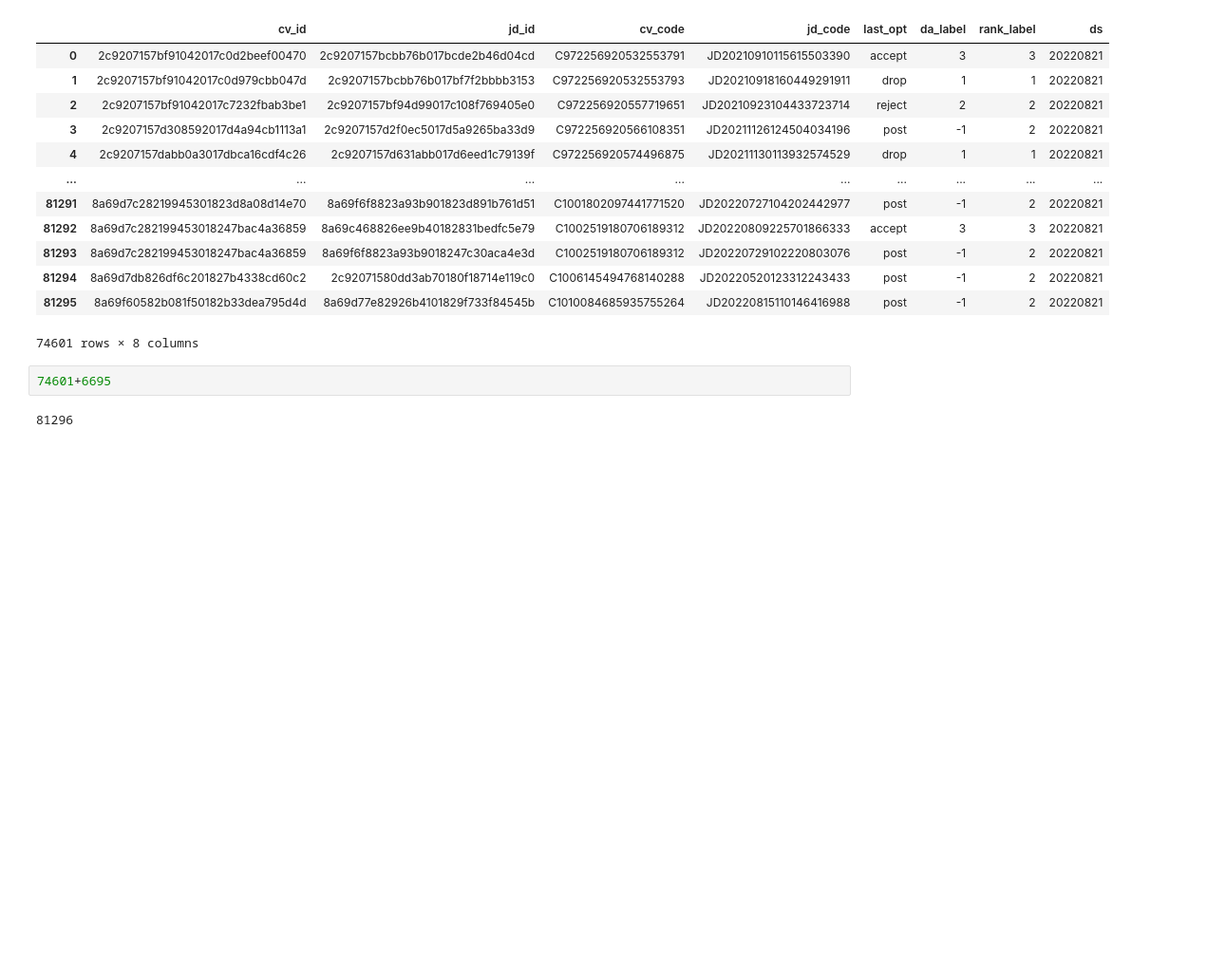
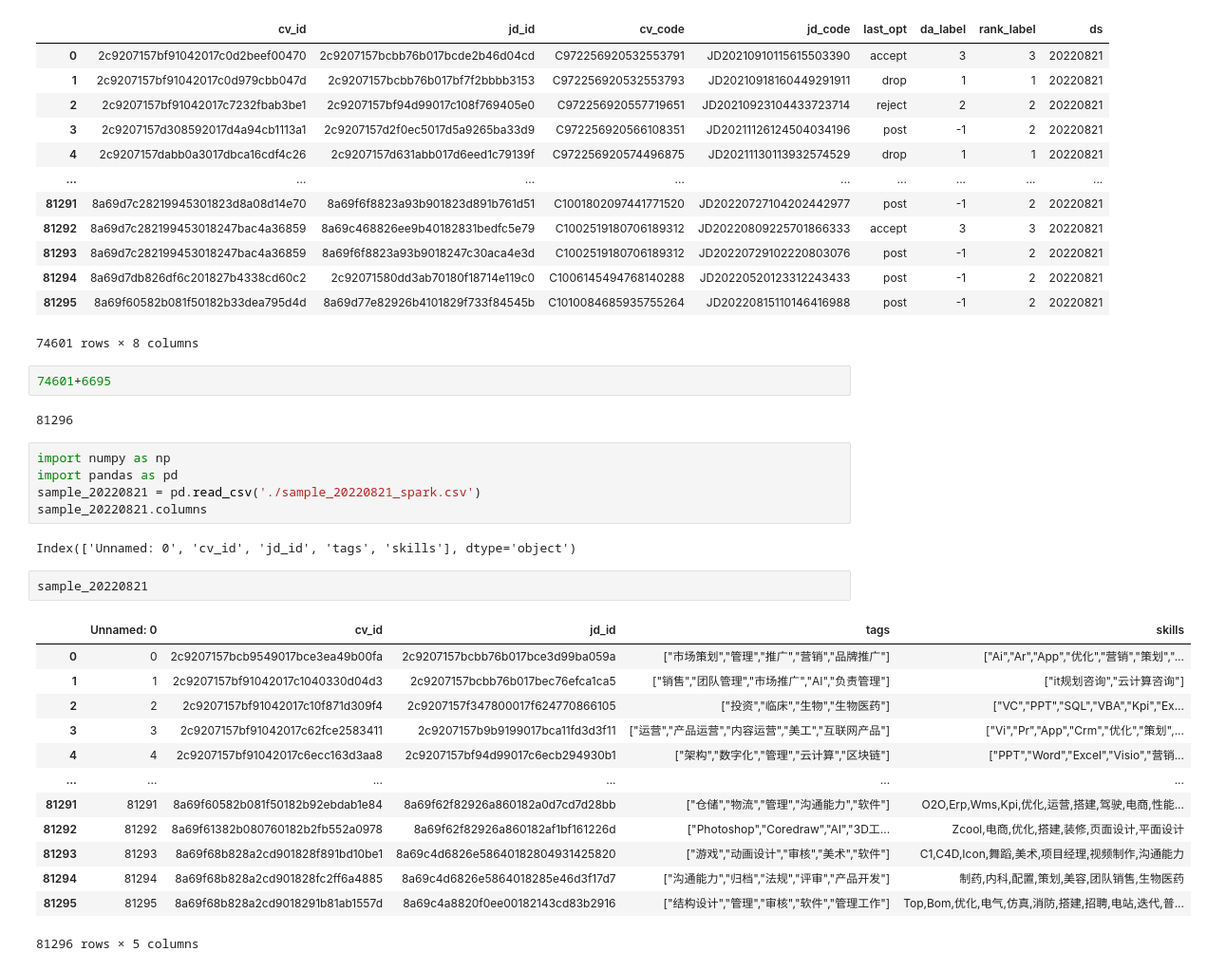
Before and after one commit to slowisfast2030/golden_data, a Jupyter notebook: linus_sample.ipynb, the cells around one changed output. Shown at 95% size. Saved outputs shown, nothing was run; the diff lists cells and outputs as text; blank space fills up the shorter version.

Commit message:
spark sample

```diff
--- a/linus_sample.ipynb
+++ b/linus_sample.ipynb
@@ -126,3 +126,26 @@ golden_data
 74601+6695
 # %% [output]
 81296
+# %%
+import numpy as np
+import pandas as pd
+sample_20220821 = pd.read_csv('./sample_20220821_spark.csv')
+sample_20220821.columns
+# %% [output]
+Index(['Unnamed: 0', 'cv_id', 'jd_id', 'tags', 'skills'], dtype='object')
+# %%
+sample_20220821
+# %% [output]
+|  | Unnamed: 0 | cv_id | jd_id | tags | skills |
+| 0 | 0 | 2c9207157bcb9549017bce3ea49b00fa | 2c9207157bcbb76b017bce3d99ba059a | ["市场策划","管理","推广","营销","品牌推广"] | ["Ai","Ar","App","优化","营销","策划","... |
+| 1 | 1 | 2c9207157bf91042017c1040330d04d3 | 2c9207157bcbb76b017bec76efca1ca5 | ["销售","团队管理","市场推广","AI","负责管理"] | ["it规划咨询","云计算咨询"] |
+| 2 | 2 | 2c9207157bf91042017c10f871d309f4 | 2c9207157f347800017f624770866105 | ["投资","临床","生物","生物医药"] | ["VC","PPT","SQL","VBA","Kpi","Ex... |
+| 3 | 3 | 2c9207157bf91042017c62fce2583411 | 2c9207157b9b9199017bca11fd3d3f11 | ["运营","产品运营","内容运营","美工","互联网产品"] | ["Vi","Pr","App","Crm","优化","策划",... |
+| 4 | 4 | 2c9207157bf91042017c6ecc163d3aa8 | 2c9207157bf94d99017c6ecb294930b1 | ["架构","数字化","管理","云计算","区块链"] | ["PPT","Word","Excel","Visio","营销... |
+| ... | ... | ... | ... | ... | ... |
+| 81291 | 81291 | 8a69f60582b081f50182b92ebdab1e84 | 8a69f62f82926a860182a0d7cd7d28bb | ["仓储","物流","管理","沟通能力","软件"] | O2O,Erp,Wms,Kpi,优化,运营,搭建,驾驶,电商,性能... |
+| 81292 | 81292 | 8a69f61382b080760182b2fb552a0978 | 8a69f62f82926a860182af1bf161226d | ["Photoshop","Coredraw","AI","3D工... | Zcool,电商,优化,搭建,装修,页面设计,平面设计 |
+| 81293 | 81293 | 8a69f68b828a2cd901828f891bd10be1 | 8a69c4d6826e58640182804931425820 | ["游戏","动画设计","审核","美术","软件"] | C1,C4D,Icon,舞蹈,美术,项目经理,视频制作,沟通能力 |
+| 81294 | 81294 | 8a69f68b828a2cd901828fc2ff6a4885 | 8a69c4d6826e5864018285e46d3f17d7 | ["沟通能力","归档","法规","评审","产品开发"] | 制药,内科,配置,策划,美容,团队销售,生物医药 |
+| 81295 | 81295 | 8a69f68b828a2cd9018291b81ab1557d | 8a69c4a8820f0ee00182143cd83b2916 | ["结构设计","管理","审核","软件","管理工作"] | Top,Bom,优化,电气,仿真,消防,搭建,招聘,电站,迭代,普... |
+81296 rows × 5 columns
```
Also changed, not shown: 2 other files.
